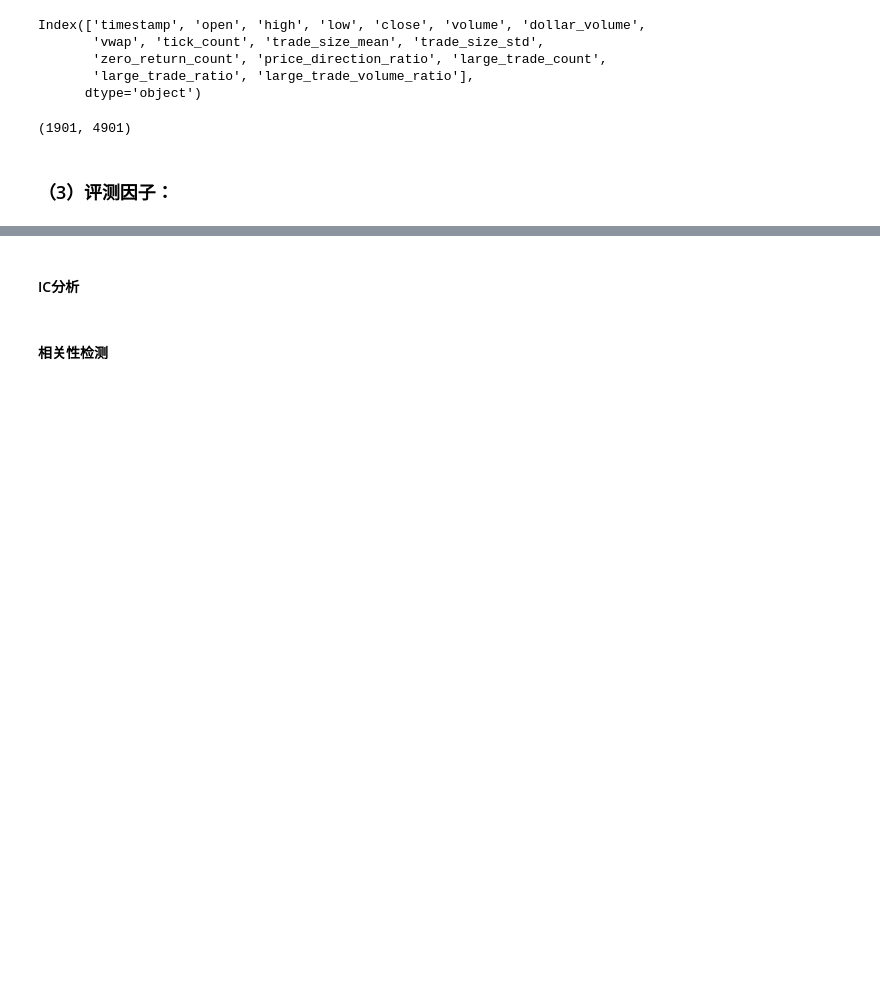
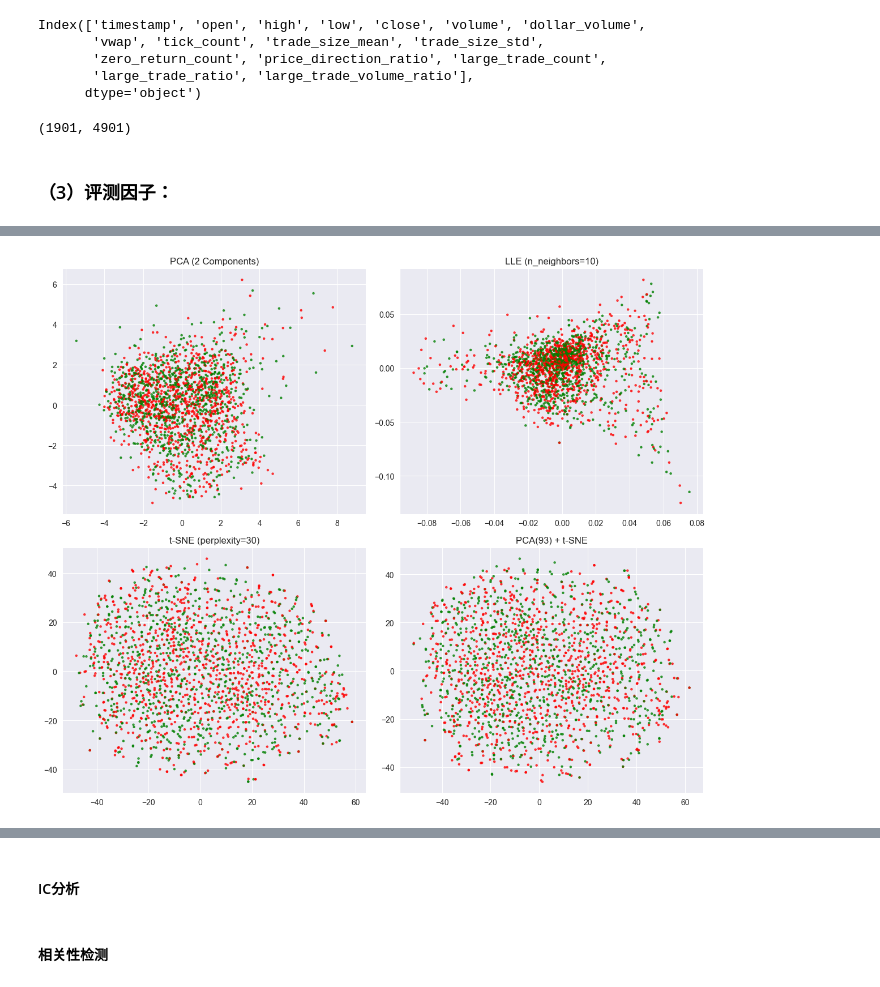
Before and after one commit to cziwen/TockFormer, a Jupyter notebook: measureFeature.ipynb, the cells around one changed output, grey strips where cells are left out. Saved outputs shown, nothing was run; the diff lists cells and outputs as text; code cells hidden in the pictures; blank space fills up the shorter version.

```diff
--- a/measureFeature.ipynb
+++ b/measureFeature.ipynb
@@ -56,0 +84,8 @@ summary
+# %%
+finfact.visualize_structure_2d (target_col='close',
+                                lle_n_neighbors=10,
+                                tsne_perplexity=30,
+                                forward=5,
+                                random_state=42)
+# %% [output]
+[figure, added]
```
Also changed, not shown: parts of 14 cells of this notebook, 1 other file.
